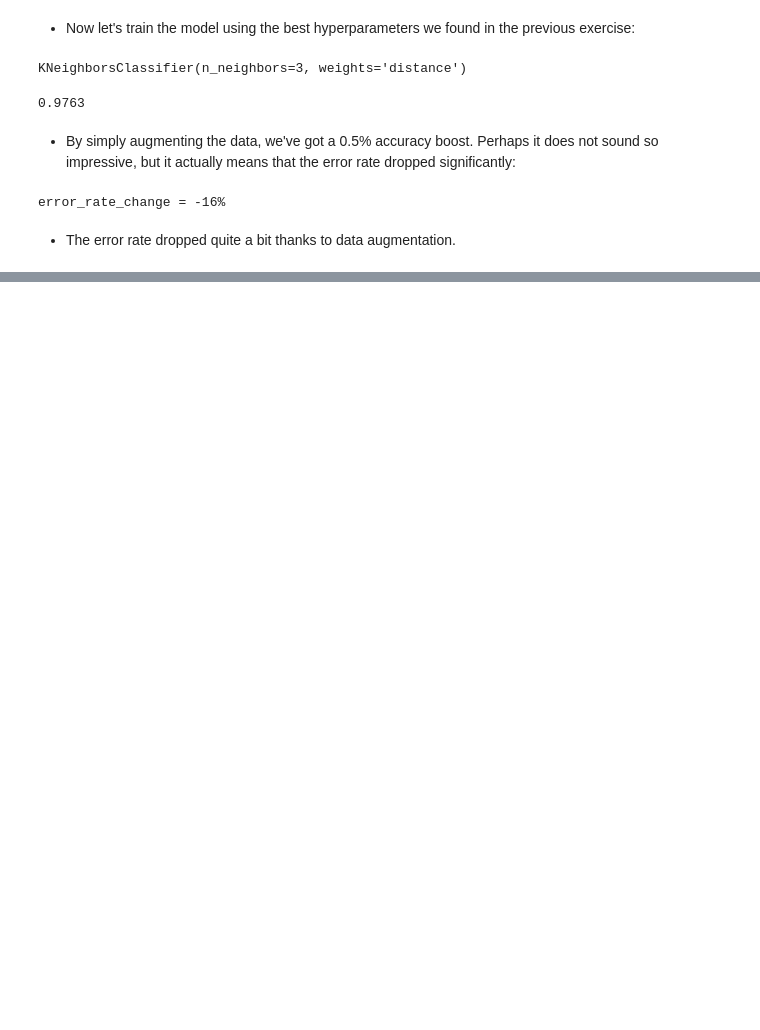
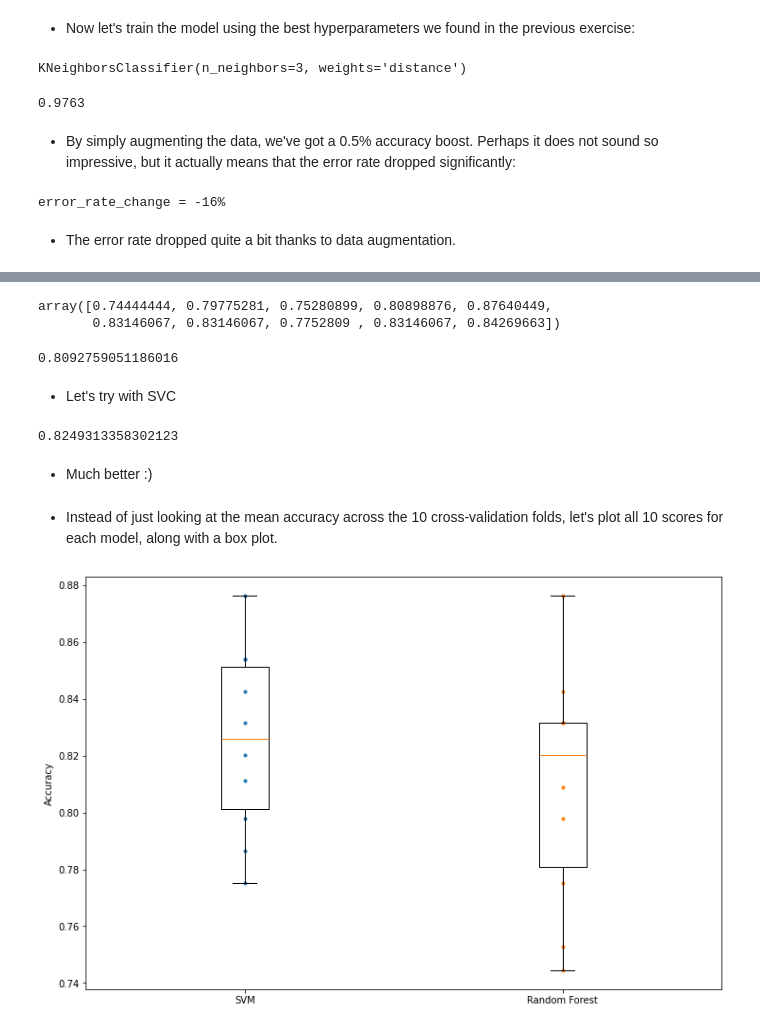
Before and after one commit to MrEktirir/ML_Works, a Jupyter notebook: Notebooks/chapter_3.ipynb, the cells around one changed output, grey strips where cells are left out. Cells and saved outputs as stored; diff of their text form; code cells hidden in the pictures; blank space fills up the shorter version.

```diff
--- a/Notebooks/chapter_3.ipynb
+++ b/Notebooks/chapter_3.ipynb
@@ -713,0 +885,2 @@ error_rate_change = -16%
+# %%
+y_train = train_data["Survived"]
@@ -713,0 +889,3 @@ error_rate_change = -16%
+# %%
+forest_clf = RandomForestClassifier(n_estimators=100, random_state=42)
+forest_clf.fit(X_train, y_train)
@@ -713,0 +901,31 @@ error_rate_change = -16%
+# %%
+forest_scores = cross_val_score(forest_clf, X_train, y_train, cv=10)
+forest_scores
+# %% [output]
+array([0.74444444, 0.79775281, 0.75280899, 0.80898876, 0.87640449,
+       0.83146067, 0.83146067, 0.7752809 , 0.83146067, 0.84269663])
+# %%
+forest_scores.mean()
+# %% [output]
+0.8092759051186016
+# %% [markdown]
+* Let's try with SVC
+# %%
+svm_clf = SVC(gamma="auto")
+svm_scores = cross_val_score(svm_clf, X_train, y_train, cv=10)
+svm_scores.mean()
+# %% [output]
+0.8249313358302123
+# %% [markdown]
+* Much better :)
+# %% [markdown]
+* Instead of just looking at the mean accuracy across the 10 cross-validation folds, let's plot all 10 scores for each model, along with a box plot.
+# %%
+plt.figure(figsize=(12, 8))
+plt.plot([1]*10, svm_scores, ".")
+plt.plot([2]*10, forest_scores, ".")
+plt.boxplot([svm_scores, forest_scores], labels=("SVM", "Random Forest"))
+plt.ylabel("Accuracy")
+plt.show()
+# %% [output]
+[figure, added]
```
Also changed, not shown: parts of 35 cells of this notebook, 3 other files.
